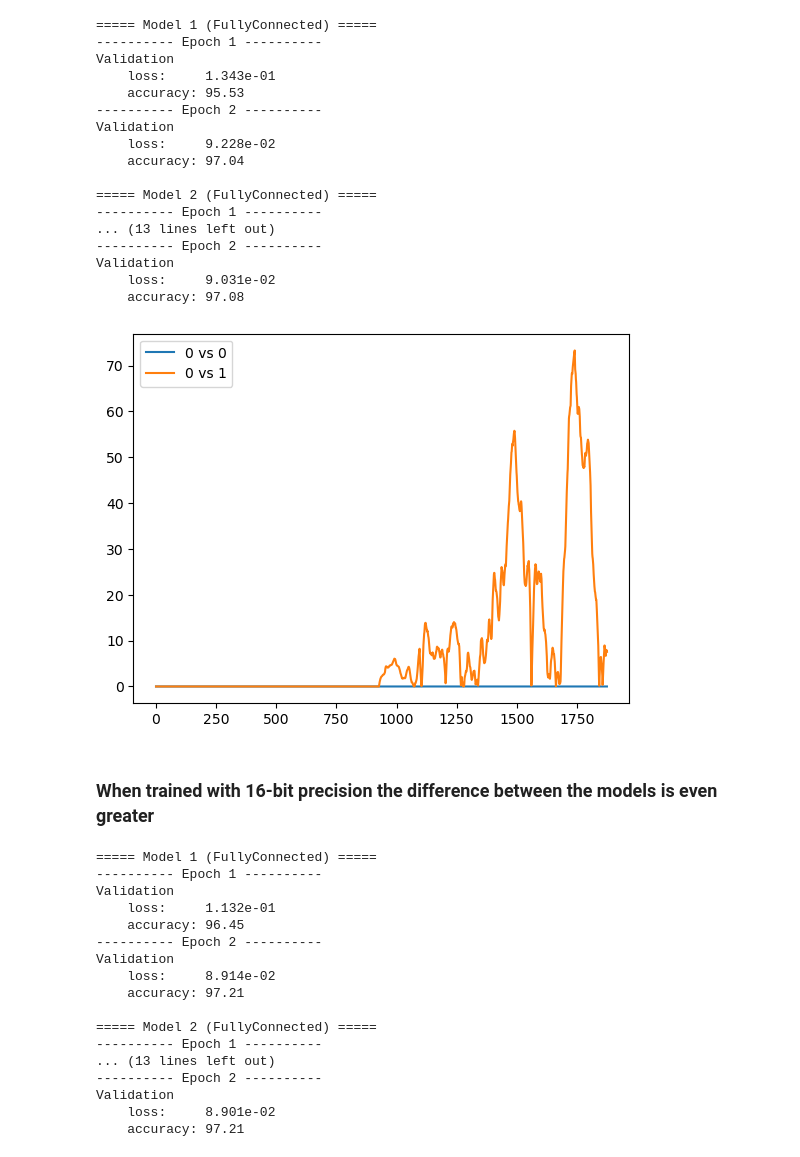
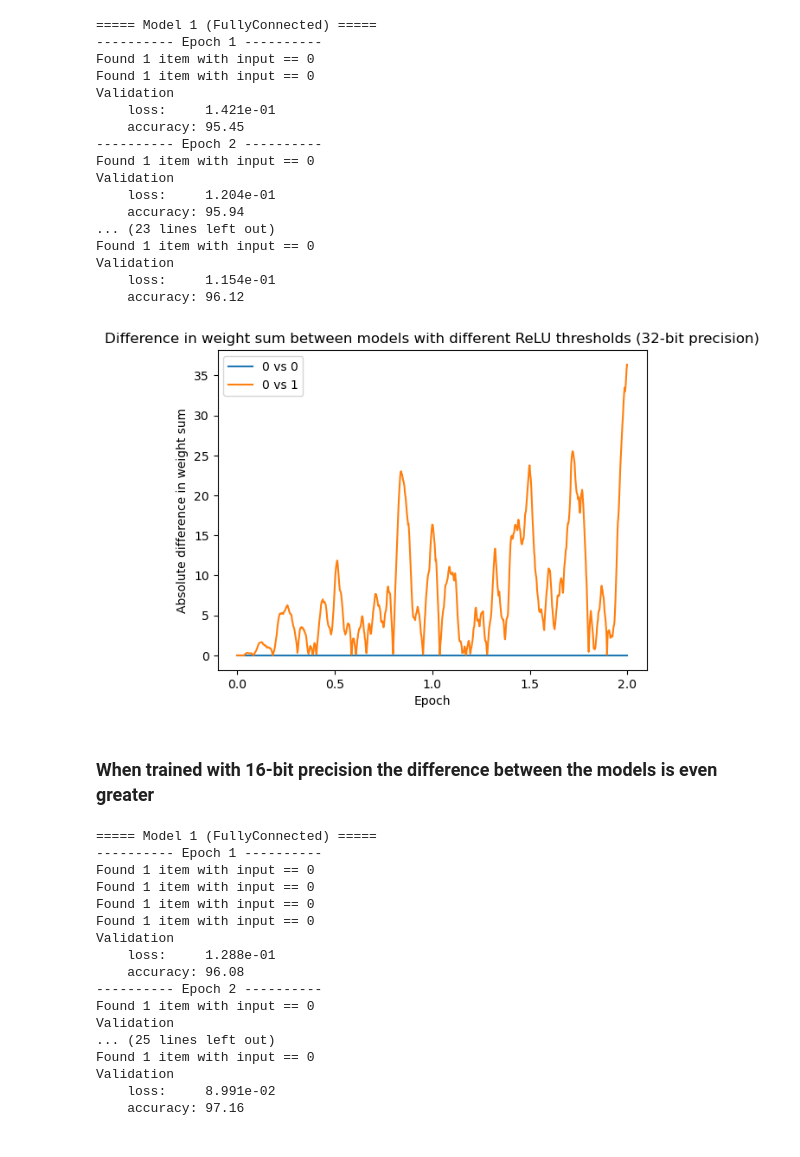
Before and after one commit to CS-433/ml-project-2-ristrettolearning-2, a Jupyter notebook: notebooks/initial_experiment.ipynb, the cells around one changed output. Cells and saved outputs as stored; diff of their text form; code cells hidden in the pictures.

Commit message:
added MobileNetV3, LeNet, updated fully connected, fixed activation functions, updated utils and defaults

```diff
--- a/notebooks/initial_experiment.ipynb
+++ b/notebooks/initial_experiment.ipynb
@@ -22,42 +20,50 @@ def get_weight_sum(model):
+# %%
+# activate
+ra.ReLUFunction.print_when_zero = True
 # %%
 models = [
-    rm.FullyConnected(activation=lambda: ra.ReLU(0), hidden_dims=[2000], seed=42),
-    rm.FullyConnected(activation=lambda: ra.ReLU(0), hidden_dims=[2000], seed=42),
-    rm.FullyConnected(activation=lambda: ra.ReLU(1), hidden_dims=[2000], seed=42)
+    rm.FullyConnected(activation=partial(ra.ReLU, 0), hidden_dims=[2000], seed=42069),
+    rm.FullyConnected(activation=partial(ra.ReLU, 0), hidden_dims=[2000], seed=42069),
+    rm.FullyConnected(activation=partial(ra.ReLU, 1), hidden_dims=[2000], seed=42069)
 ]
 # %%
+epochs = 2
 metrics = ru.train_multiple_models(
     models,
     ru.default.DATA_LOADERS['MNIST'],
-    epochs=2,
-    metrics_fn=lambda m, p, y: {"weight_sum": get_weight_sum(m)}
+    epochs=epochs,
+    metrics_fn=lambda m, p, y: {"weight_sum": ru.get_weight_sum(m)}
 )
 # %% [output]
 ===== Model 1 (FullyConnected) =====
 ---------- Epoch 1 ----------
+Found 1 item with input == 0
+Found 1 item with input == 0
 Validation
-    loss:     1.343e-01
-    accuracy: 95.53
+    loss:     1.421e-01
+    accuracy: 95.45
 ---------- Epoch 2 ----------
+Found 1 item with input == 0
 Validation
-    loss:     9.228e-02
-    accuracy: 97.04
-
-===== Model 2 (FullyConnected) =====
----------- Epoch 1 ----------
-... (13 lines left out)
----------- Epoch 2 ----------
+    loss:     1.204e-01
+    accuracy: 95.94
+... (23 lines left out)
+Found 1 item with input == 0
 Validation
-    loss:     9.031e-02
-    accuracy: 97.08
+    loss:     1.154e-01
+    accuracy: 96.12
 # %%
 diff = pd.DataFrame({
     "0 vs 0": np.abs(metrics[0]["train"]['weight_sum'] - metrics[1]["train"]['weight_sum']),
     "0 vs 1": np.abs(metrics[0]["train"]['weight_sum'] - metrics[2]["train"]['weight_sum'])
 })
-sns.lineplot(data=diff, dashes=False);
+sns.lineplot(data=diff, dashes=False)
+plt.xticks(np.arange(2 * epochs + 1) / 4 * diff.shape[0], np.arange(0, epochs + 0.5, 0.5))
+plt.xlabel("Epoch")
+plt.ylabel("Absolute difference in weight sum")
+plt.title("Difference in weight sum between models with different ReLU thresholds (32-bit precision)");
 # %% [output]
-[figure, old version]
+[figure, new version]
 # %% [markdown]
 ### When trained with 16-bit precision the difference between the models is even greater
 # %%
@@ -72,29 +78,30 @@ models = [
 ]
 # %%
+epochs = 2
 metrics = ru.train_multiple_models(
     models,
     ru.default.DATA_LOADERS['MNIST'],
     epochs=2,
-    metrics_fn=lambda m, p, y: {"weight_sum": get_weight_sum(m)}
+    metrics_fn=lambda m, p, y: {"weight_sum": ru.get_weight_sum(m)}
 )
 # %% [output]
 ===== Model 1 (FullyConnected) =====
 ---------- Epoch 1 ----------
+Found 1 item with input == 0
+Found 1 item with input == 0
+Found 1 item with input == 0
+Found 1 item with input == 0
 Validation
-    loss:     1.132e-01
-    accuracy: 96.45
+    loss:     1.288e-01
+    accuracy: 96.08
 ---------- Epoch 2 ----------
+Found 1 item with input == 0
 Validation
-    loss:     8.914e-02
-    accuracy: 97.21
-
-===== Model 2 (FullyConnected) =====
----------- Epoch 1 ----------
-... (13 lines left out)
----------- Epoch 2 ----------
+... (25 lines left out)
+Found 1 item with input == 0
 Validation
-    loss:     8.901e-02
-    accuracy: 97.21
+    loss:     8.991e-02
+    accuracy: 97.16
 # %%
 diff = pd.DataFrame({
     "0 vs 0": np.abs(metrics[0]["train"]['weight_sum'] - metrics[1]["train"]['weight_sum']),
```
Also changed, not shown: parts of 4 cells of this notebook, 11 other files.
